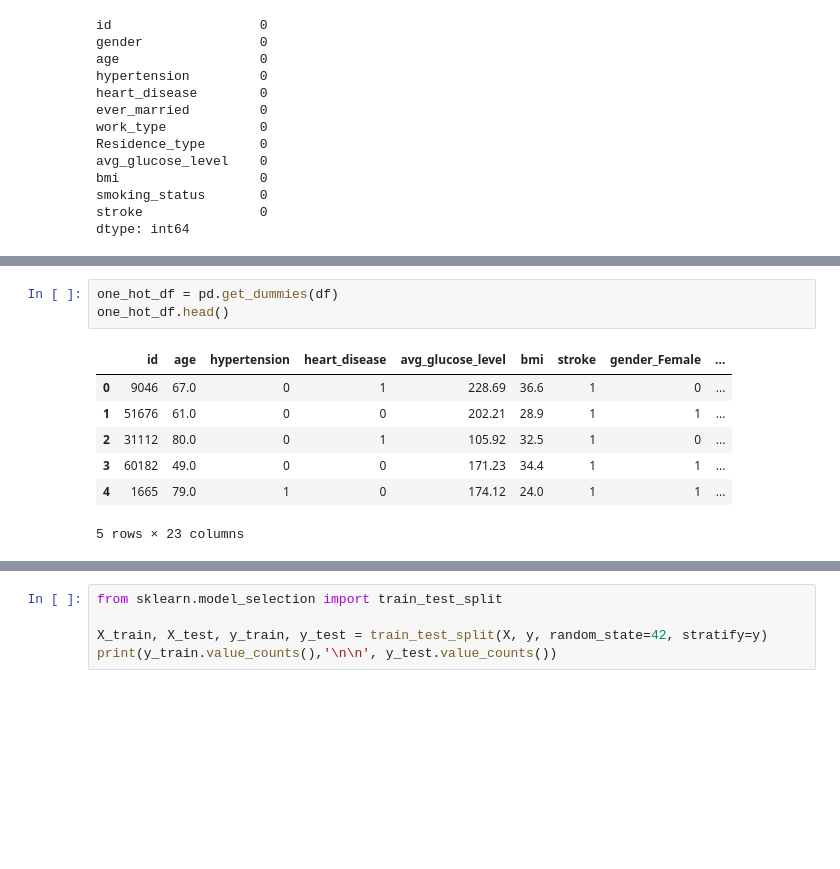
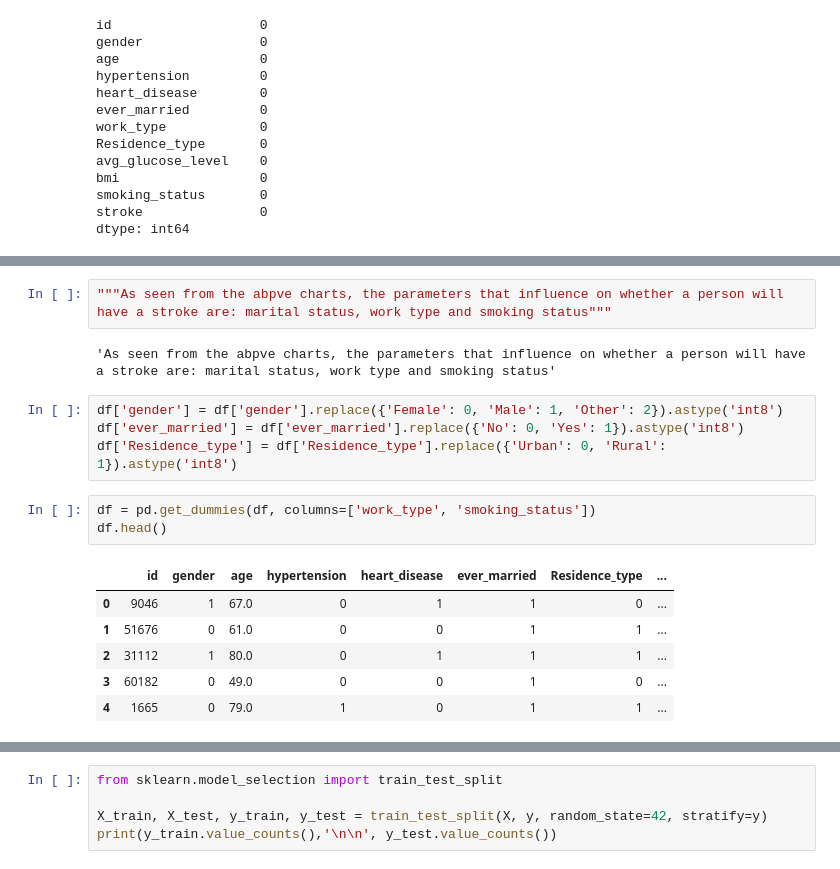
Before and after one commit to VolhaP87/Stroke_Prediction_Analysis, a Jupyter notebook: Stroke_prediction1.ipynb, the cells around one changed output, grey strips where cells are left out. Saved outputs shown, nothing was run; the diff lists cells and outputs as text; blank space fills up the shorter version.

```diff
--- a/Stroke_prediction1.ipynb
+++ b/Stroke_prediction1.ipynb
@@ -92,11 +194,18 @@ dtype: int64
+# %%
+"""As seen from the abpve charts, the parameters that influence on whether a person will have a stroke are: marital status, work type and smoking status"""
+# %% [output]
+'As seen from the abpve charts, the parameters that influence on whether a person will have a stroke are: marital status, work type and smoking status'
+# %%
+df['gender'] = df['gender'].replace({'Female': 0, 'Male': 1, 'Other': 2}).astype('int8')
+df['ever_married'] = df['ever_married'].replace({'No': 0, 'Yes': 1}).astype('int8')
+df['Residence_type'] = df['Residence_type'].replace({'Urban': 0, 'Rural': 1}).astype('int8')
 # %%
-one_hot_df = pd.get_dummies(df)
-one_hot_df.head()
+df = pd.get_dummies(df, columns=['work_type', 'smoking_status'])
+df.head()
 # %% [output]
-|  | id | age | hypertension | heart_disease | avg_glucose_level | bmi | stroke | gender_Female | ... |
-| 0 | 9046 | 67.0 | 0 | 1 | 228.69 | 36.6 | 1 | 0 | ... |
-| 1 | 51676 | 61.0 | 0 | 0 | 202.21 | 28.9 | 1 | 1 | ... |
-| 2 | 31112 | 80.0 | 0 | 1 | 105.92 | 32.5 | 1 | 0 | ... |
-| 3 | 60182 | 49.0 | 0 | 0 | 171.23 | 34.4 | 1 | 1 | ... |
-| 4 | 1665 | 79.0 | 1 | 0 | 174.12 | 24.0 | 1 | 1 | ... |
+|  | id | gender | age | hypertension | heart_disease | ever_married | Residence_type | ... |
+| 0 | 9046 | 1 | 67.0 | 0 | 1 | 1 | 0 | ... |
+| 1 | 51676 | 0 | 61.0 | 0 | 0 | 1 | 1 | ... |
+| 2 | 31112 | 1 | 80.0 | 0 | 1 | 1 | 1 | ... |
+| 3 | 60182 | 0 | 49.0 | 0 | 0 | 1 | 0 | ... |
+| 4 | 1665 | 0 | 79.0 | 1 | 0 | 1 | 1 | ... |
-5 rows × 23 columns
```
Also changed, not shown: parts of 36 cells of this notebook.
